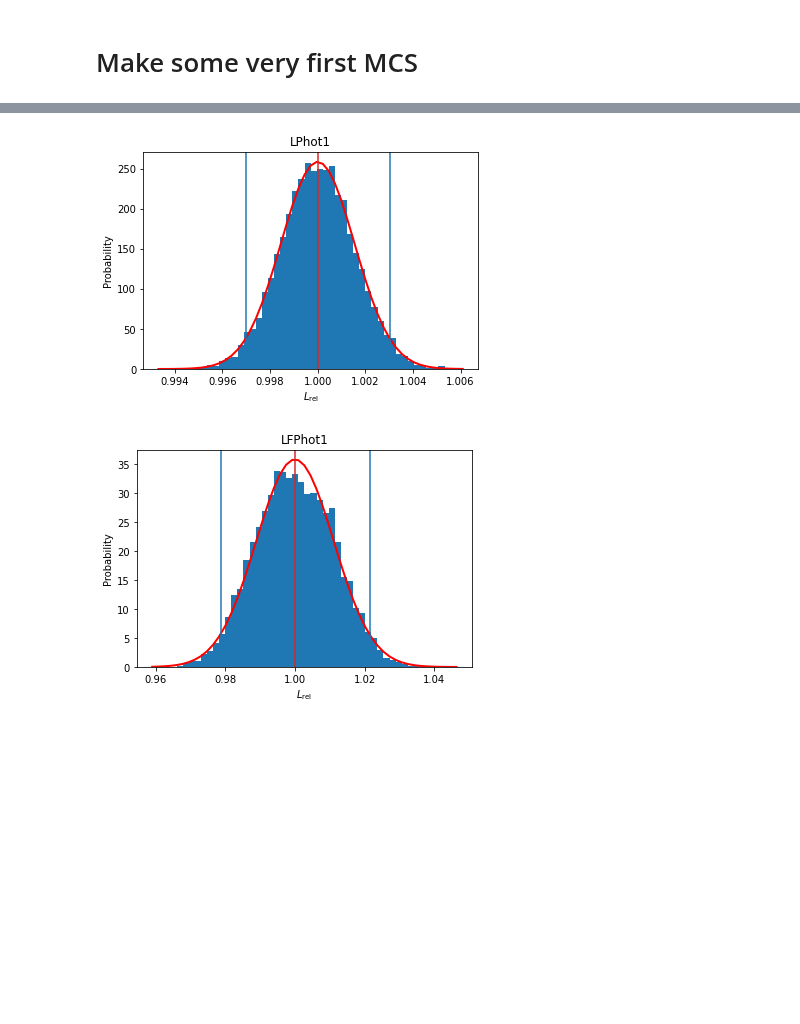
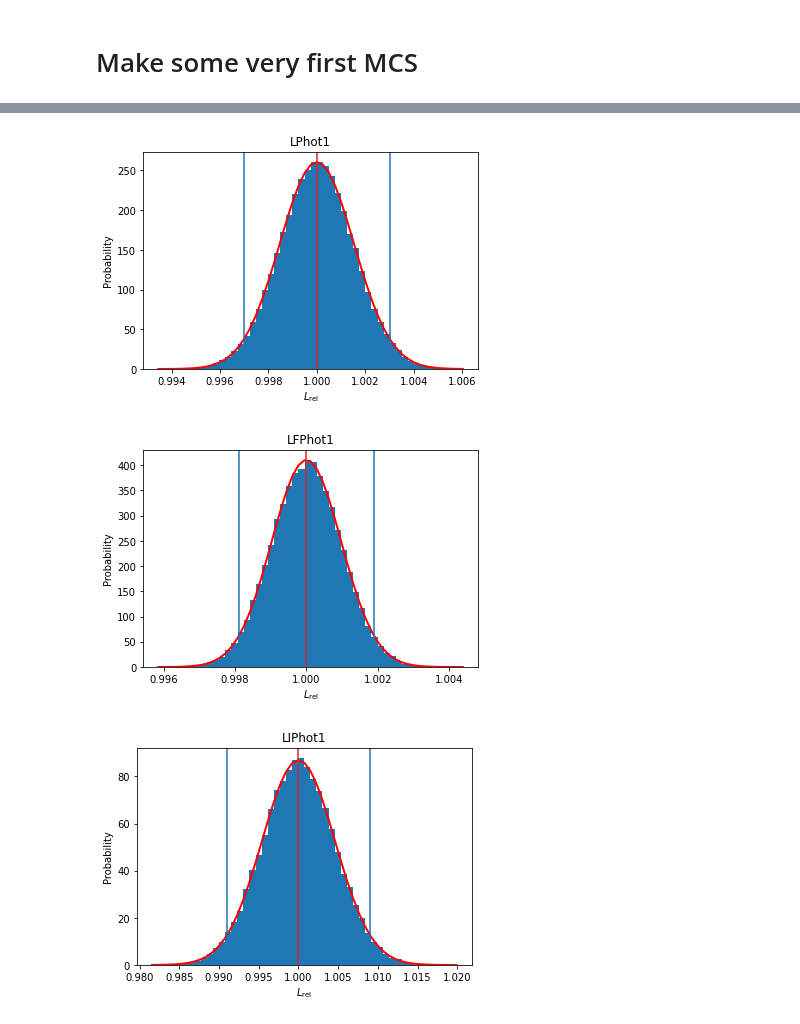
Before and after one commit to empir19nrm02/empir19nrm02, a Jupyter notebook: empir19nrm02/Jupyter/MCSim_PTBTest.ipynb, the cells around one changed output, grey strips where cells are left out. Saved outputs shown, nothing was run; the diff lists cells and outputs as text; code cells hidden in the pictures; blank space fills up the shorter version.

```diff
--- a/empir19nrm02/Jupyter/MCSim_PTBTest.ipynb
+++ b/empir19nrm02/Jupyter/MCSim_PTBTest.ipynb
@@ -46,6 +47,6 @@ def get_data_dir( name):
     return directory, out_dir_res
 # %%
-def plotMCResult( wl, mcVar, title=None, fig = None, ax1 = None, ax2 = None, diagnumber=0):
+def plotMCResult( wl, mcVarData:StatDataVector, title=None, fig = None, ax1 = None, ax2 = None, diagnumber=0):
     bFirst = False
     if not fig:
         fig, ax1 = pyplot.subplots()
@@ -62,8 +63,8 @@ def plotMCResult( wl, mcVar, title=None, fig = None, ax1 = None, ax2 = None, dia
 
     if not title:
         title = ''
-    ax1.plot(wl, mcVar.v_mean/np.max(mcVar.v_mean), color1, label= title + ' $s_{\mathrm{rel}}(\lambda)$')
-    ax2.plot(wl, mcVar.v_std / mcVar.v_mean, color2, label= title + ' $u_{\mathrm{rel}}(s_{\mathrm{rel}})(\lambda)$')
+    ax1.plot(wl, mcVarData.v_mean/np.max(mcVarData.v_mean), color1, label= title + ' $s_{\mathrm{rel}}(\lambda)$')
+    ax2.plot(wl,mcVarData.v_std / mcVarData.v_mean, color2, label= title + ' $u_{\mathrm{rel}}(s_{\mathrm{rel}})(\lambda)$')
     ax1.set_xlabel(strd['xlambda'])
     ax1.set_ylabel('Signal / A.U', color = 'red')
     ax2.set_ylabel('$\sigma_{\mathrm{rel}}$', color = 'green')
@@ -216,37 +234,50 @@ mcVectorVarPhotF.set_vector_param(v_mean=ideal_detector[1])
 # %%
+# define some output data (as MCVar to make an analysis after the run)
 mcL = MCVar(name=NameUnit('L', 'A.U.'))
 mcLF = MCVar(name=NameUnit('LF', 'A.U.'))
+mcLI = MCVar(name=NameUnit('LI', 'A.U.'))
 
+# define some basic data needed inside the MCS
+
+# standard illuminant A
 spectrumA = _CIE_ILLUMINANTS['A'].copy()
 spectrumAInt = lx.cie_interp(spectrumA, wl_new=wl, kind='S')
 
+# helpwise the delta lambda values for the integration
 dl = lx.getwld(wl) # wavelength differences (unequal wavelength spacings are taken into account)
 dl = dl*np.ones_like(wl) # ensure array like for matrix multiplication
 
-def model_L0( photometer, photometerF):
-
+# simple model calculating the photometric integral from the photometers
+def model_L0( photometer, photometerF, photometerI, FEL):
     L = spectrumAInt[1] @ (photometer * dl)
     LF = spectrumAInt[1] @ (photometerF * dl)
-    return [L, LF]
+    LI = FEL @ (photometerI * dl)
+    return [L, LF, LI]
 
-input = [mcVectorVarPhot, mcVectorVarPhotF]
-output = [mcL, mcLF]
+input = [mcVectorVarPhot, mcVectorVarPhotF, mcVectorVarPhotIdeal, mcVectorVarFEL]
+output = [mcL, mcLF, mcLI]
 
+# prepare and run the MCS
 sim = MCSimulation(trials=NumberTrials)
+# set the input and output data
 sim.set_input_var(input)
 sim.set_output_var(output)
+# generate/load the random numbers
 sim.generate()
-
-#sim.calculate_model(model)
+# calculate the model
 sim.calculate_model(model_L0)
 
+# tell the results
 for i in range(len(input)+1):
     print( i)
     for var in sim.output_var[i]:
         var.print_stat()
 
+#display some histograms
 var = sim.output_var[0]
 plotHistScales( var[0].val/np.mean(var[0].val), add_distribution=True, title='L' + rad, xLabel='$L_{\mathrm{rel}}$')
 var = sim.output_var[1]
 plotHistScales( var[1].val/np.mean(var[1].val), add_distribution=True, title='LF' + rad, xLabel='$L_{\mathrm{rel}}$')
+var = sim.output_var[4]
+plotHistScales( var[2].val/np.mean(var[2].val), add_distribution=True, title='LI' + rad, xLabel='$L_{\mathrm{rel}}$')
 # %% [output]
@@ -264,2 +301,3 @@ Value= [1.0, 0.011120246781738953] Inteval(95%)= 0.04251003992521529
-[figure, old version]
+[figure, new version]
-[figure, old version]
+[figure, new version]
+[figure, added]
```
Also changed, not shown: parts of 6 cells of this notebook, 10 other files.
